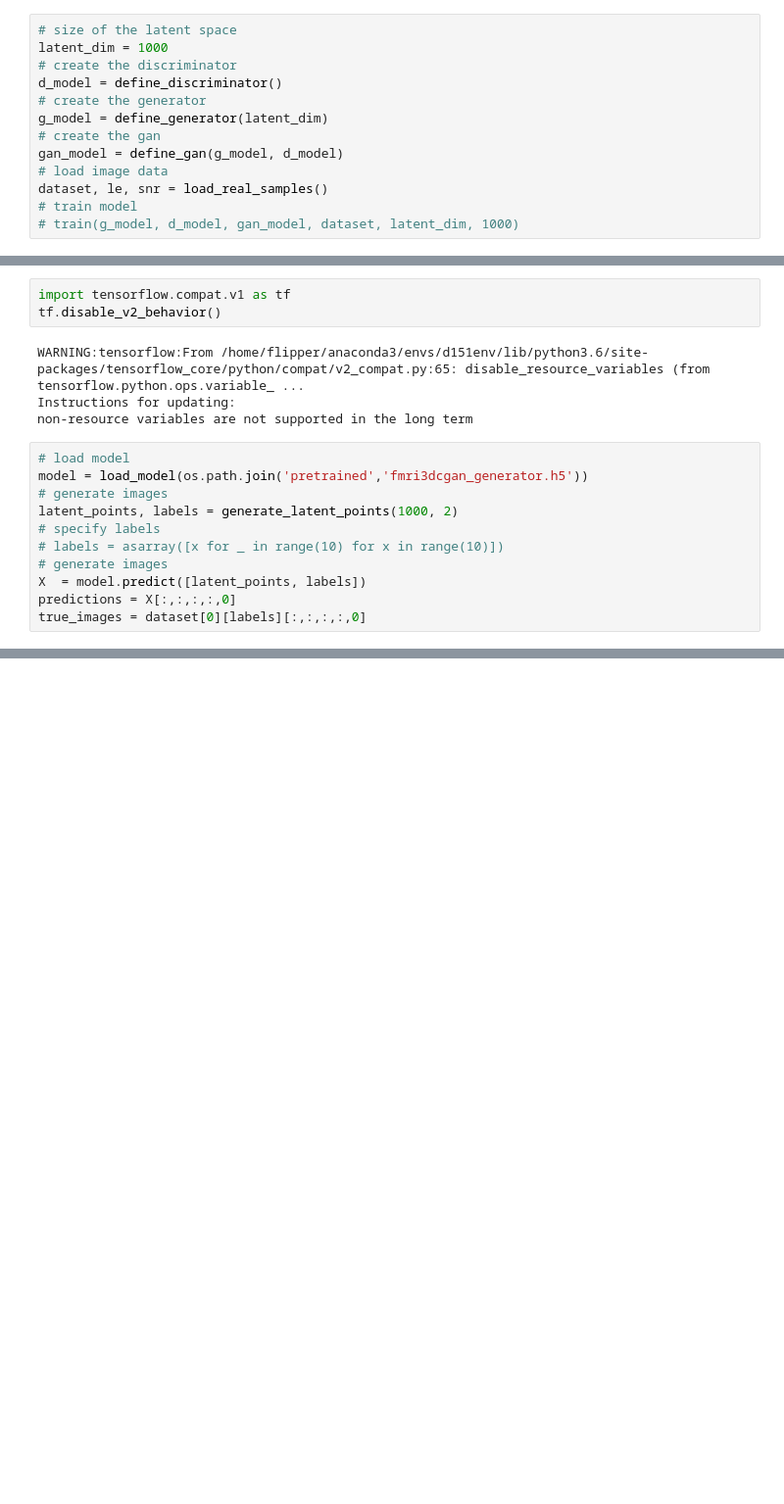
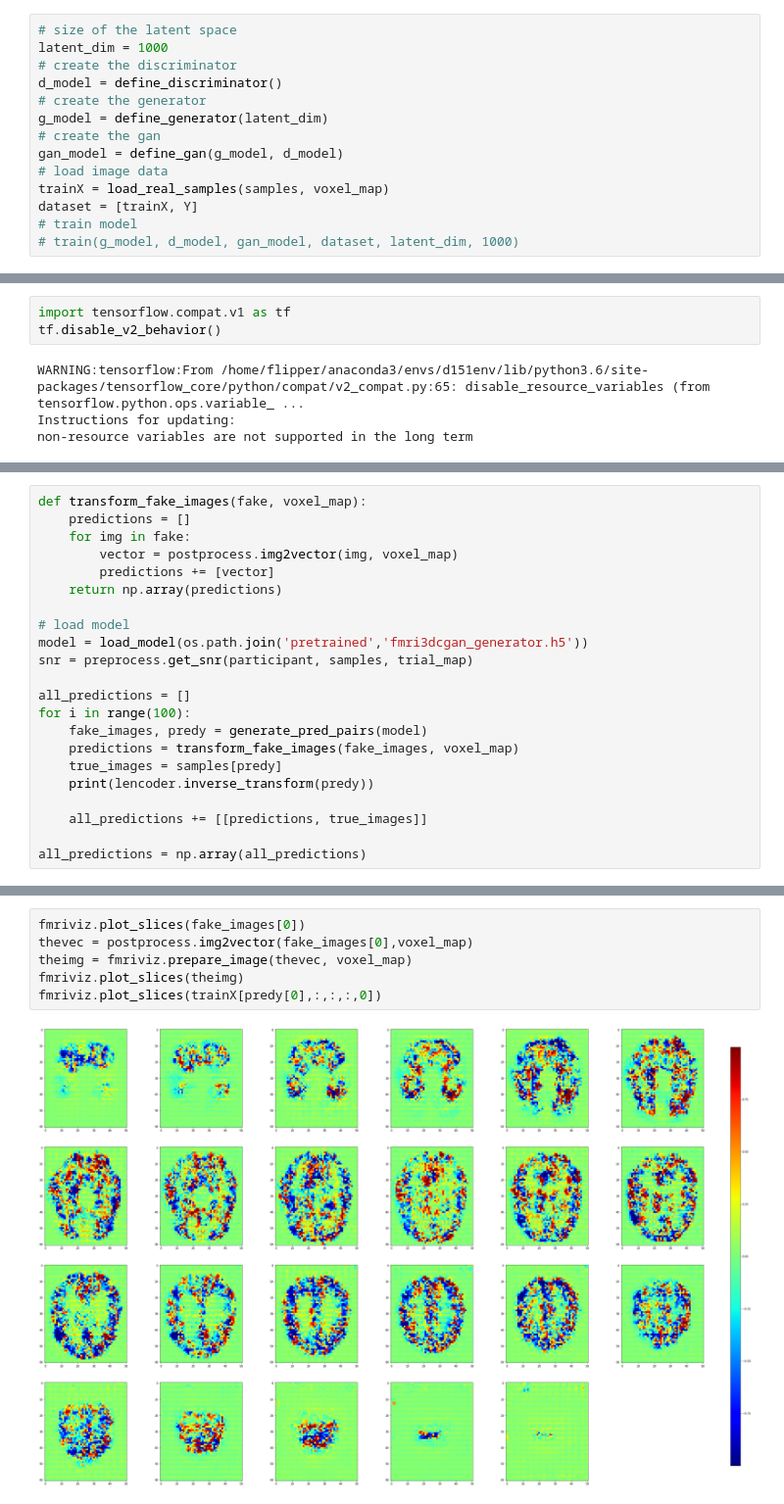
Before and after one commit to div5yesh/nouns-fmri-activations, a Jupyter notebook: fmri_3dcgan.ipynb, the cells around one changed output, grey strips where cells are left out. Shown at 98% size. Drawn from its saved outputs; the diff is of its cells as text; blank space fills up the shorter version.

Commit message:
LR: test for all participants GAN: predict and evaluate

```diff
--- a/fmri_3dcgan.ipynb
+++ b/fmri_3dcgan.ipynb
@@ -225,7 +233,8 @@ g_model = define_generator(latent_dim)
 # create the gan
 gan_model = define_gan(g_model, d_model)
 # load image data
-dataset, le, snr = load_real_samples()
+trainX = load_real_samples(samples, voxel_map)
+dataset = [trainX, Y]
 # train model
 # train(g_model, d_model, gan_model, dataset, latent_dim, 1000)
 # %% [output]
@@ -253,14 +262,3 @@ tf.disable_v2_behavior()
 WARNING:tensorflow:From /home/flipper/anaconda3/envs/d151env/lib/python3.6/site-packages/tensorflow_core/python/compat/v2_compat.py:65: disable_resource_variables (from tensorflow.python.ops.variable_ ...
 Instructions for updating:
 non-resource variables are not supported in the long term
-# %%
-# load model
-model = load_model(os.path.join('pretrained','fmri3dcgan_generator.h5'))
-# generate images
-latent_points, labels = generate_latent_points(1000, 2)
-# specify labels
-# labels = asarray([x for _ in range(10) for x in range(10)])
-# generate images
-X  = model.predict([latent_points, labels])
-predictions = X[:,:,:,:,0]
-true_images = dataset[0][labels][:,:,:,:,0]
@@ -293,0 +265,22 @@ pred.shape
+# %%
+def transform_fake_images(fake, voxel_map):
+    predictions = []
+    for img in fake:
+        vector = postprocess.img2vector(img, voxel_map)
+        predictions += [vector]
+    return np.array(predictions)
+
+# load model
+model = load_model(os.path.join('pretrained','fmri3dcgan_generator.h5'))
+snr = preprocess.get_snr(participant, samples, trial_map)
+
+all_predictions = []
+for i in range(100):
+    fake_images, predy = generate_pred_pairs(model)
+    predictions = transform_fake_images(fake_images, voxel_map)
+    true_images = samples[predy]
+    print(lencoder.inverse_transform(predy))
+
+    all_predictions += [[predictions, true_images]]
+
+all_predictions = np.array(all_predictions)
@@ -293,0 +309,8 @@ pred.shape
+# %%
+fmriviz.plot_slices(fake_images[0])
+thevec = postprocess.img2vector(fake_images[0],voxel_map)
+theimg = fmriviz.prepare_image(thevec, voxel_map)
+fmriviz.plot_slices(theimg)
+fmriviz.plot_slices(trainX[predy[0],:,:,:,0])
+# %% [output]
+[figure, added]
```
Also changed, not shown: parts of 16 cells of this notebook, 4 other files.
